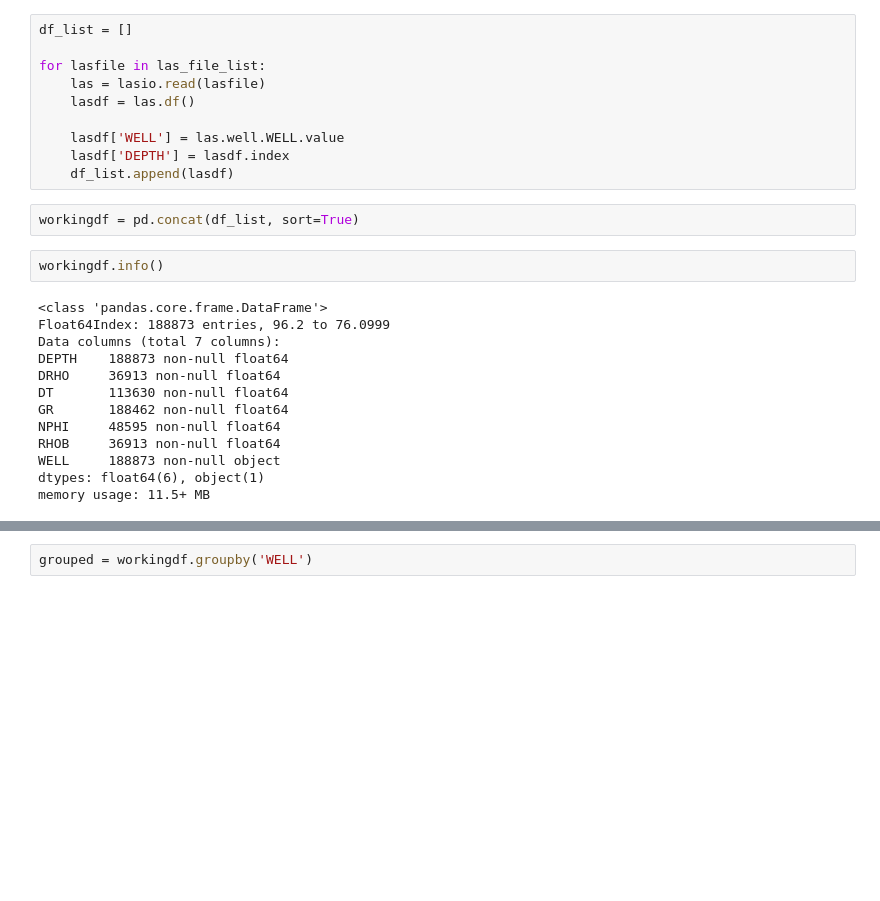
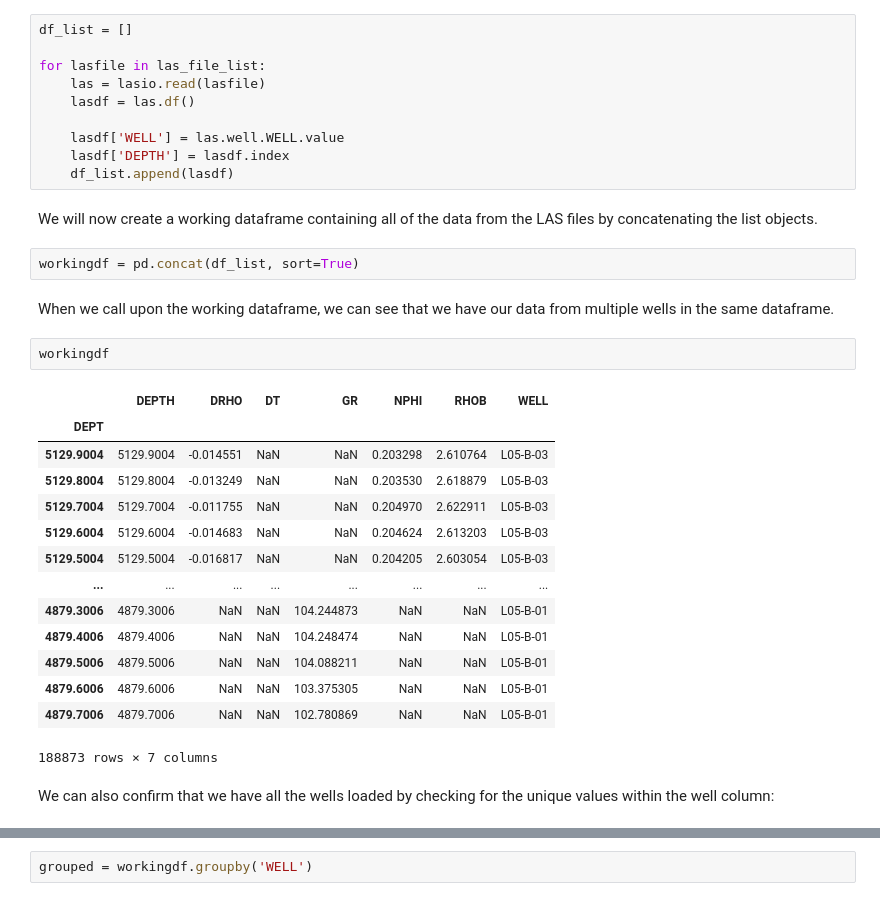
Before and after one commit to andymcdgeo/Petrophysics-Python-Series, a Jupyter notebook: 15 - Loading Multiple LAS files to a Dataframe.ipynb, the cells around one changed output, grey strips where cells are left out. Drawn from its saved outputs; the diff is of its cells as text; blank space fills up the shorter version.

```diff
--- a/15 - Loading Multiple LAS files to a Dataframe.ipynb
+++ b/15 - Loading Multiple LAS files to a Dataframe.ipynb
@@ -57,23 +85,31 @@ for lasfile in las_file_list:
     lasdf['WELL'] = las.well.WELL.value
     lasdf['DEPTH'] = lasdf.index
     df_list.append(lasdf)
+# %% [markdown]
+We will now create a working dataframe containing all of the data from the LAS files by concatenating the list objects.
 # %%
 workingdf = pd.concat(df_list, sort=True)
+# %% [markdown]
+When we call upon the working dataframe, we can see that we have our data from multiple wells in the same dataframe.
 # %%
-workingdf.info()
+workingdf
 # %% [output]
+|  | DEPTH | DRHO | DT | GR | NPHI | RHOB | WELL |
+| DEPT |  |  |  |  |  |  |  |
+| 5129.9004 | 5129.9004 | -0.014551 | NaN | NaN | 0.203298 | 2.610764 | L05-B-03 |
+| 5129.8004 | 5129.8004 | -0.013249 | NaN | NaN | 0.203530 | 2.618879 | L05-B-03 |
+| 5129.7004 | 5129.7004 | -0.011755 | NaN | NaN | 0.204970 | 2.622911 | L05-B-03 |
+| 5129.6004 | 5129.6004 | -0.014683 | NaN | NaN | 0.204624 | 2.613203 | L05-B-03 |
+| 5129.5004 | 5129.5004 | -0.016817 | NaN | NaN | 0.204205 | 2.603054 | L05-B-03 |
+| ... | ... | ... | ... | ... | ... | ... | ... |
+| 4879.3006 | 4879.3006 | NaN | NaN | 104.244873 | NaN | NaN | L05-B-01 |
+| 4879.4006 | 4879.4006 | NaN | NaN | 104.248474 | NaN | NaN | L05-B-01 |
+| 4879.5006 | 4879.5006 | NaN | NaN | 104.088211 | NaN | NaN | L05-B-01 |
+| 4879.6006 | 4879.6006 | NaN | NaN | 103.375305 | NaN | NaN | L05-B-01 |
+| 4879.7006 | 4879.7006 | NaN | NaN | 102.780869 | NaN | NaN | L05-B-01 |
-<class 'pandas.core.frame.DataFrame'>
-Float64Index: 188873 entries, 96.2 to 76.0999
-Data columns (total 7 columns):
-DEPTH    188873 non-null float64
-DRHO     36913 non-null float64
-DT       113630 non-null float64
-GR       188462 non-null float64
-NPHI     48595 non-null float64
-RHOB     36913 non-null float64
-WELL     188873 non-null object
-dtypes: float64(6), object(1)
-memory usage: 11.5+ MB
+188873 rows × 7 columns
+# %% [markdown]
+We can also confirm that we have all the wells loaded by checking for the unique values within the well column:
 # %%
 workingdf['WELL'].unique()
 # %% [output]
```
Also changed, not shown: parts of 27 cells of this notebook, 6 other files.
